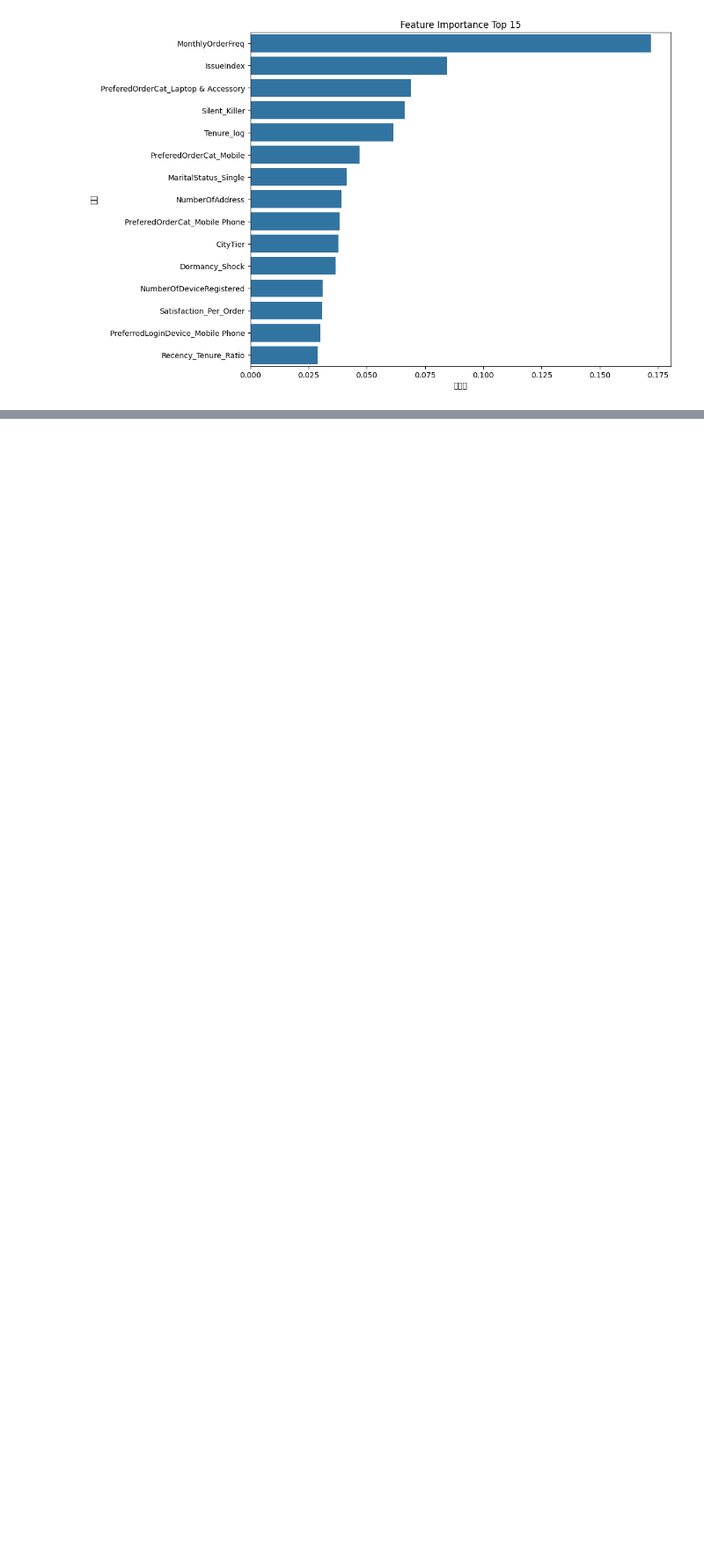
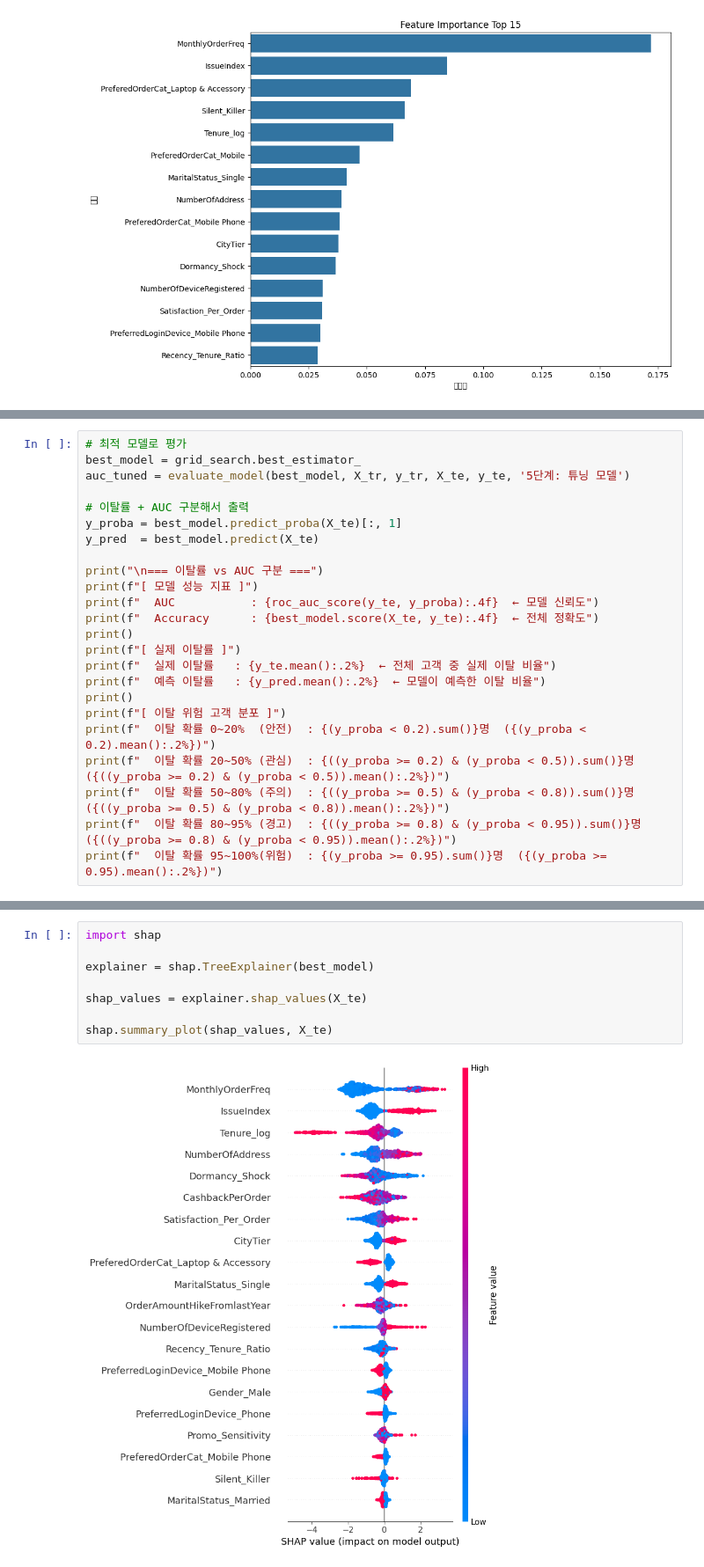
Before and after one commit to SKNETWORKS-FAMILY-AICAMP/SKN27-2nd-4TEAM, a Jupyter notebook: src/modeling/model_pcj.ipynb, the cells around one changed output, grey strips where cells are left out. Shown at 88% size. Drawn from its saved outputs; the diff is of its cells as text; blank space fills up the shorter version.

```diff
--- a/src/modeling/model_pcj.ipynb
+++ b/src/modeling/model_pcj.ipynb
@@ -385,0 +426,24 @@ plt.show()
+# %%
+# 최적 모델로 평가
+best_model = grid_search.best_estimator_
+auc_tuned = evaluate_model(best_model, X_tr, y_tr, X_te, y_te, '5단계: 튜닝 모델')
+
+# 이탈률 + AUC 구분해서 출력
+y_proba = best_model.predict_proba(X_te)[:, 1]
+y_pred  = best_model.predict(X_te)
+
+print("\n=== 이탈률 vs AUC 구분 ===")
+print(f"[ 모델 성능 지표 ]")
+print(f"  AUC           : {roc_auc_score(y_te, y_proba):.4f}  ← 모델 신뢰도")
+print(f"  Accuracy      : {best_model.score(X_te, y_te):.4f}  ← 전체 정확도")
+print()
+print(f"[ 실제 이탈률 ]")
+print(f"  실제 이탈률   : {y_te.mean():.2%}  ← 전체 고객 중 실제 이탈 비율")
+print(f"  예측 이탈률   : {y_pred.mean():.2%}  ← 모델이 예측한 이탈 비율")
+print()
+print(f"[ 이탈 위험 고객 분포 ]")
+print(f"  이탈 확률 0~20%  (안전)  : {(y_proba < 0.2).sum()}명  ({(y_proba < 0.2).mean():.2%})")
+print(f"  이탈 확률 20~50% (관심)  : {((y_proba >= 0.2) & (y_proba < 0.5)).sum()}명  ({((y_proba >= 0.2) & (y_proba < 0.5)).mean():.2%})")
+print(f"  이탈 확률 50~80% (주의)  : {((y_proba >= 0.5) & (y_proba < 0.8)).sum()}명  ({((y_proba >= 0.5) & (y_proba < 0.8)).mean():.2%})")
+print(f"  이탈 확률 80~95% (경고)  : {((y_proba >= 0.8) & (y_proba < 0.95)).sum()}명  ({((y_proba >= 0.8) & (y_proba < 0.95)).mean():.2%})")
+print(f"  이탈 확률 95~100%(위험)  : {(y_proba >= 0.95).sum()}명  ({(y_proba >= 0.95).mean():.2%})")
@@ -385,0 +468,10 @@ plt.show()
+# %%
+import shap
+
+explainer = shap.TreeExplainer(best_model)
+
+shap_values = explainer.shap_values(X_te)
+
+shap.summary_plot(shap_values, X_te)
+# %% [output]
+[figure, added]
```
Also changed, not shown: parts of 8 cells of this notebook, 1 other file.
